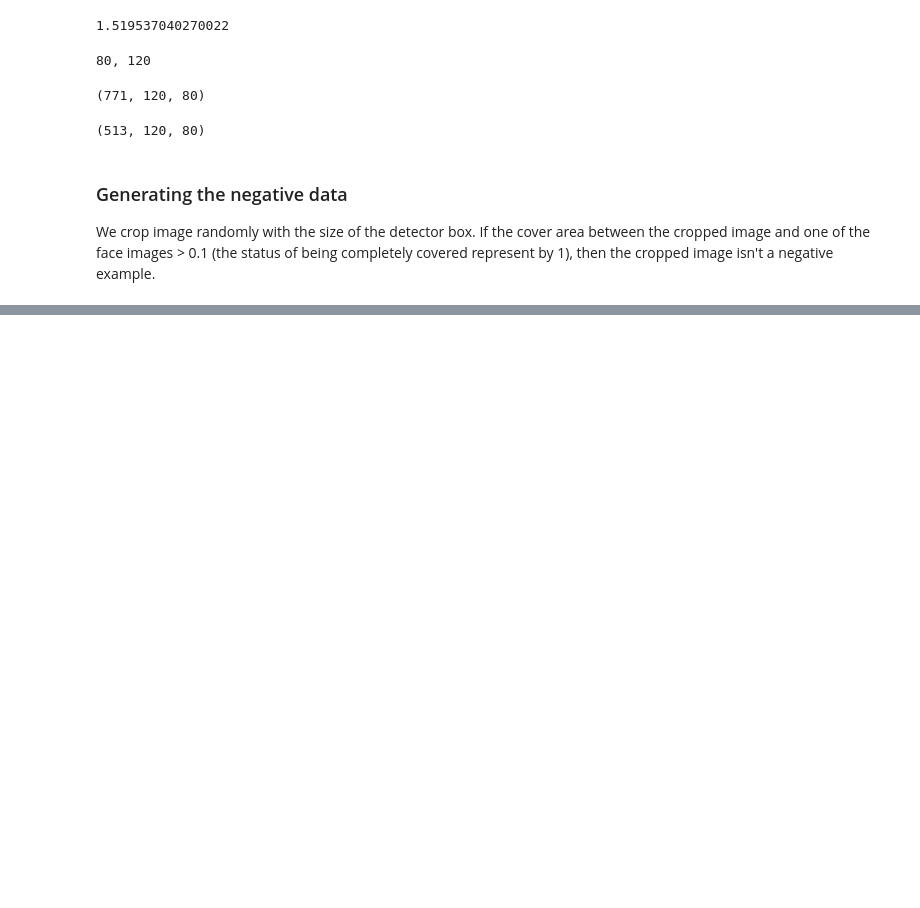
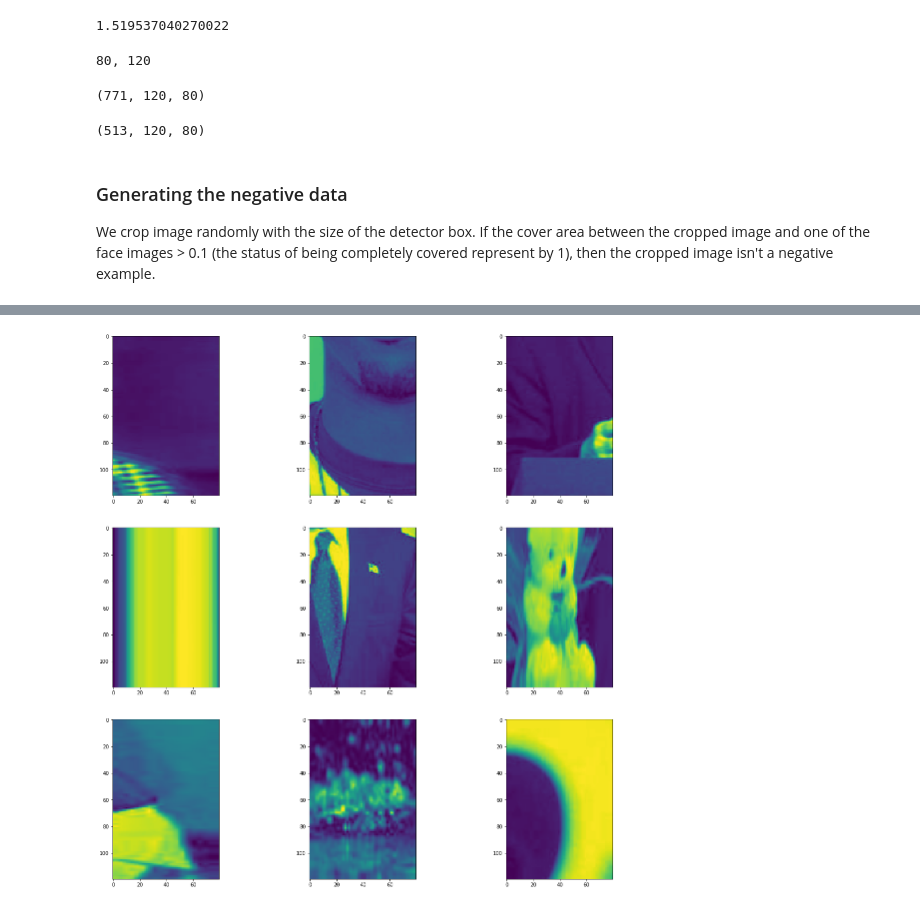
Before and after one commit to EnzoSeason/cnn_face_recogntion, a Jupyter notebook: notebook/data_preparation.ipynb, the cells around one changed output, grey strips where cells are left out. Cells and saved outputs as stored; diff of their text form; code cells hidden in the pictures; blank space fills up the shorter version.

```diff
--- a/notebook/data_preparation.ipynb
+++ b/notebook/data_preparation.ipynb
@@ -140,0 +119,2 @@ np.save('../data/output/data_set/data_train_neg', data_train_neg)
+# %%
+data_validation_neg = data_utils.generate_neg_data(img_raw, label, 600, 1000, h_fixed, l_fixed, ratio_HL)
@@ -140,0 +145,4 @@ np.save('../data/output/data_set/data_train_neg', data_train_neg)
+# %%
+img_plot.plot_images_in_square(data_validation_neg, 3, 20)
+# %% [output]
+[figure, added]
```
Also changed, not shown: parts of 20 cells of this notebook, 3 other files.
